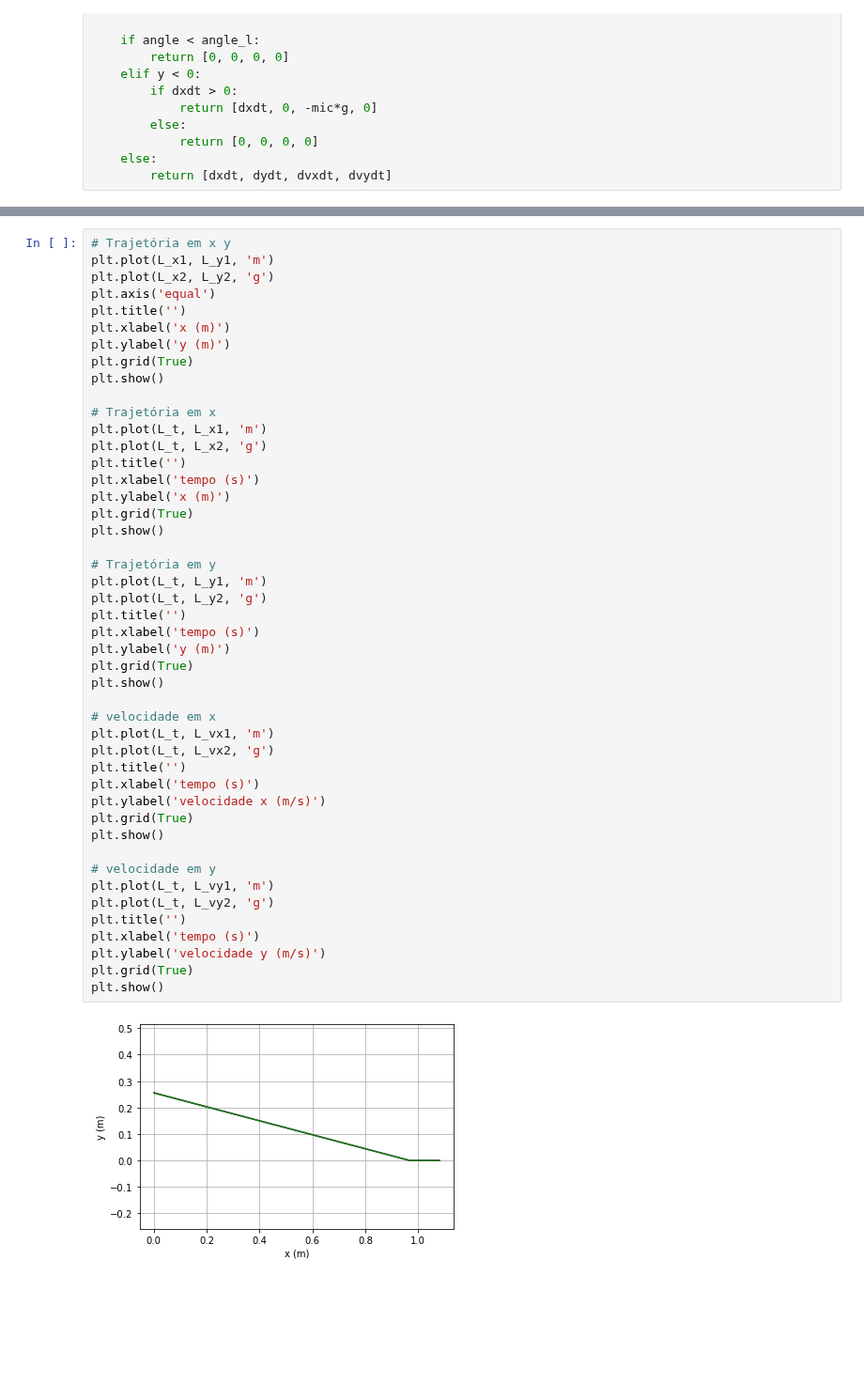
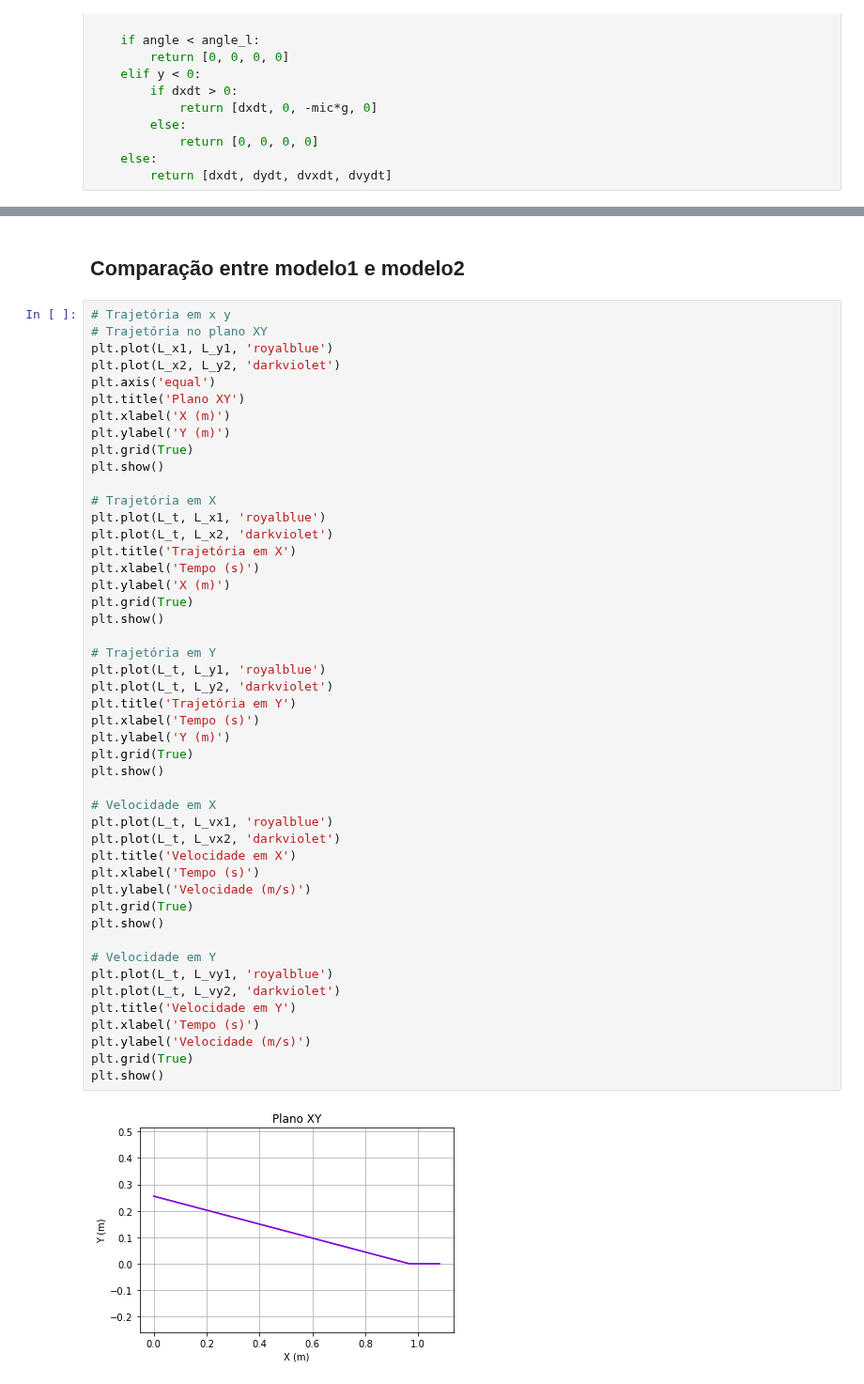
Before and after one commit to pedroivoal/Modsim-P3, a Jupyter notebook: Implementação/modelo.ipynb, the cells around one changed output, grey strips where cells are left out. Shown at 94% size. Saved outputs shown, nothing was run; the diff lists cells and outputs as text; blank space fills up the shorter version.

```diff
--- a/Implementação/modelo.ipynb
+++ b/Implementação/modelo.ipynb
@@ -227,48 +226,51 @@ plt.show()
+# %% [markdown]
+## Comparação entre modelo1 e modelo2
 # %%
 # Trajetória em x y
-plt.plot(L_x1, L_y1, 'm')
-plt.plot(L_x2, L_y2, 'g')
+# Trajetória no plano XY
+plt.plot(L_x1, L_y1, 'royalblue')
+plt.plot(L_x2, L_y2, 'darkviolet')
 plt.axis('equal')
-plt.title('')
-plt.xlabel('x (m)')
-plt.ylabel('y (m)')
+plt.title('Plano XY')
+plt.xlabel('X (m)')
+plt.ylabel('Y (m)')
 plt.grid(True)
 plt.show()
 
-# Trajetória em x
-plt.plot(L_t, L_x1, 'm')
-plt.plot(L_t, L_x2, 'g')
-plt.title('')
-plt.xlabel('tempo (s)')
-plt.ylabel('x (m)')
+# Trajetória em X
+plt.plot(L_t, L_x1, 'royalblue')
+plt.plot(L_t, L_x2, 'darkviolet')
+plt.title('Trajetória em X')
+plt.xlabel('Tempo (s)')
+plt.ylabel('X (m)')
 plt.grid(True)
 plt.show()
 
-# Trajetória em y
-plt.plot(L_t, L_y1, 'm')
-plt.plot(L_t, L_y2, 'g')
-plt.title('')
-plt.xlabel('tempo (s)')
-plt.ylabel('y (m)')
+# Trajetória em Y
+plt.plot(L_t, L_y1, 'royalblue')
+plt.plot(L_t, L_y2, 'darkviolet')
+plt.title('Trajetória em Y')
+plt.xlabel('Tempo (s)')
+plt.ylabel('Y (m)')
 plt.grid(True)
 plt.show()
 
-# velocidade em x
-plt.plot(L_t, L_vx1, 'm')
-plt.plot(L_t, L_vx2, 'g')
-plt.title('')
-plt.xlabel('tempo (s)')
-plt.ylabel('velocidade x (m/s)')
+# Velocidade em X
+plt.plot(L_t, L_vx1, 'royalblue')
+plt.plot(L_t, L_vx2, 'darkviolet')
+plt.title('Velocidade em X')
+plt.xlabel('Tempo (s)')
+plt.ylabel('Velocidade (m/s)')
 plt.grid(True)
 plt.show()
 
-# velocidade em y
-plt.plot(L_t, L_vy1, 'm')
-plt.plot(L_t, L_vy2, 'g')
-plt.title('')
-plt.xlabel('tempo (s)')
-plt.ylabel('velocidade y (m/s)')
+# Velocidade em Y
+plt.plot(L_t, L_vy1, 'royalblue')
+plt.plot(L_t, L_vy2, 'darkviolet')
+plt.title('Velocidade em Y')
+plt.xlabel('Tempo (s)')
+plt.ylabel('Velocidade (m/s)')
 plt.grid(True)
 plt.show()
 # %% [output]
-[figure, old version]
+[figure, new version]
```
Also changed, not shown: parts of 7 cells of this notebook.
